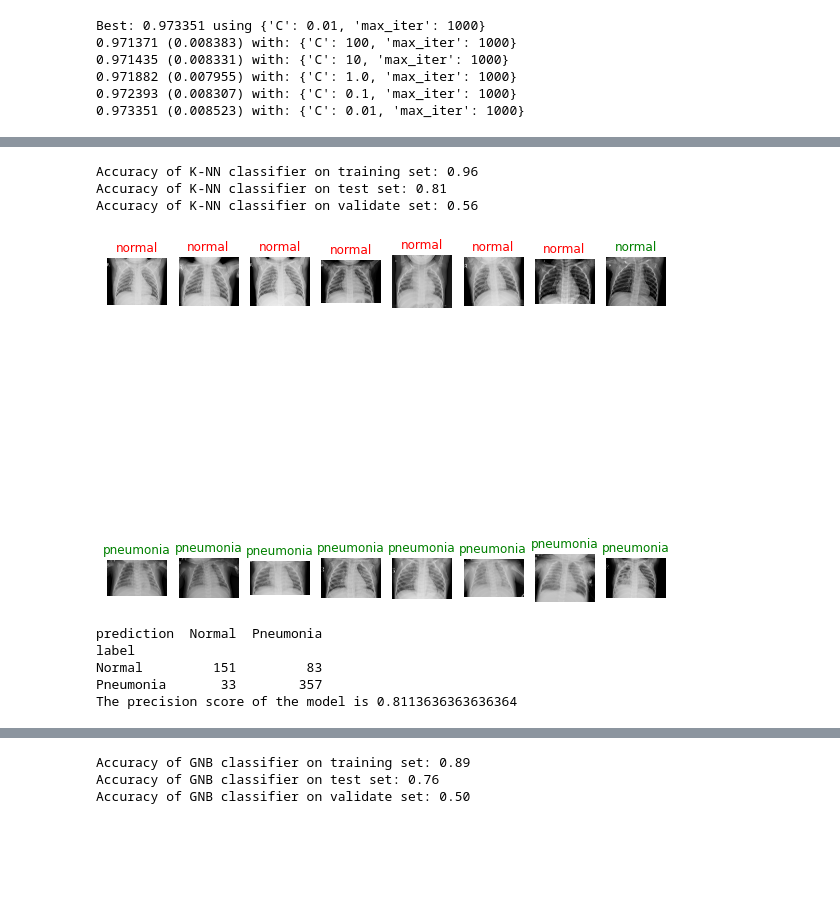
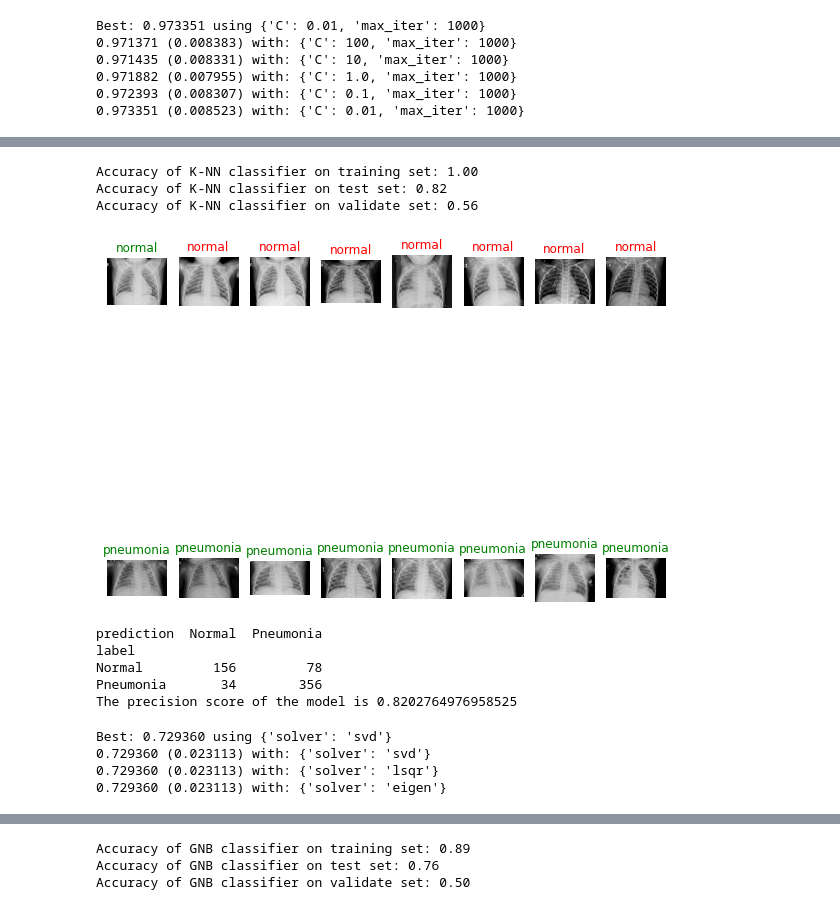
Before and after one commit to teoad95/Chest-Xray-prediction, a Jupyter notebook: MainNotebook.ipynb, the cells around one changed output, grey strips where cells are left out. Drawn from its saved outputs; the diff is of its cells as text; code cells hidden in the pictures; blank space fills up the shorter version.

Commit message:
ExtractFeatures notebook and minor changes
Added extract features notebook.
Changes to main notebook, tuned models.

```diff
--- a/MainNotebook.ipynb
+++ b/MainNotebook.ipynb
@@ -148,23 +158,22 @@ for mean, stdev, param in zip(means, stds, params):
 # %%
-
-knn = KNeighborsClassifier()
+knn = KNeighborsClassifier(n_neighbors = 11, weights = 'distance', algorithm = 'kd_tree')
 knn.fit(x_Train, y_Train)
 print('Accuracy of K-NN classifier on training set: {:.2f}'
           .format(knn.score(x_Train, y_Train)))
 print('Accuracy of K-NN classifier on test set: {:.2f}'
           .format(knn.score(x_Test, y_Test)))
 print('Accuracy of K-NN classifier on validate set: {:.2f}'
           .format(knn.score(x_Validate, y_Validate)))
 
 ShowValidationImagesAndResults(knn)
 ShowMetrics(y_Test, knn.predict(x_Test))
 # %% [output]
-Accuracy of K-NN classifier on training set: 0.96
-Accuracy of K-NN classifier on test set: 0.81
+Accuracy of K-NN classifier on training set: 1.00
+Accuracy of K-NN classifier on test set: 0.82
 Accuracy of K-NN classifier on validate set: 0.56
-[figure, old version]
+[figure, new version]
 prediction  Normal  Pneumonia
 label
-Normal         151         83
-Pneumonia       33        357
-The precision score of the model is 0.8113636363636364
+Normal         156         78
+Pneumonia       34        356
+The precision score of the model is 0.8202764976958525
@@ -171 +182,20 @@ The precision score of the model is 0.8113636363636364
+# %%
+model1 = LinearDiscriminantAnalysis()
+solver_array = ['svd', 'lsqr', 'eigen']
+grid = dict(solver = solver_array)
+cv = RepeatedStratifiedKFold(n_splits=10, n_repeats=3, random_state=1)
+grid_search = GridSearchCV(estimator=model1, param_grid=grid, n_jobs=-1, cv=cv, scoring='accuracy',error_score=0)
+grid_result = grid_search.fit(x_Train, y_Train)
+# summarize results
+print("Best: %f using %s" % (grid_result.best_score_, grid_result.best_params_))
+means = grid_result.cv_results_['mean_test_score']
+stds = grid_result.cv_results_['std_test_score']
+params = grid_result.cv_results_['params']
+for mean, stdev, param in zip(means, stds, params):
+    print("%f (%f) with: %r" % (mean, stdev, param))
+# %% [output]
+Best: 0.729360 using {'solver': 'svd'}
+0.729360 (0.023113) with: {'solver': 'svd'}
+0.729360 (0.023113) with: {'solver': 'lsqr'}
+0.729360 (0.023113) with: {'solver': 'eigen'}
 # %%
```
Also changed, not shown: parts of 4 cells of this notebook, 1 other file.
